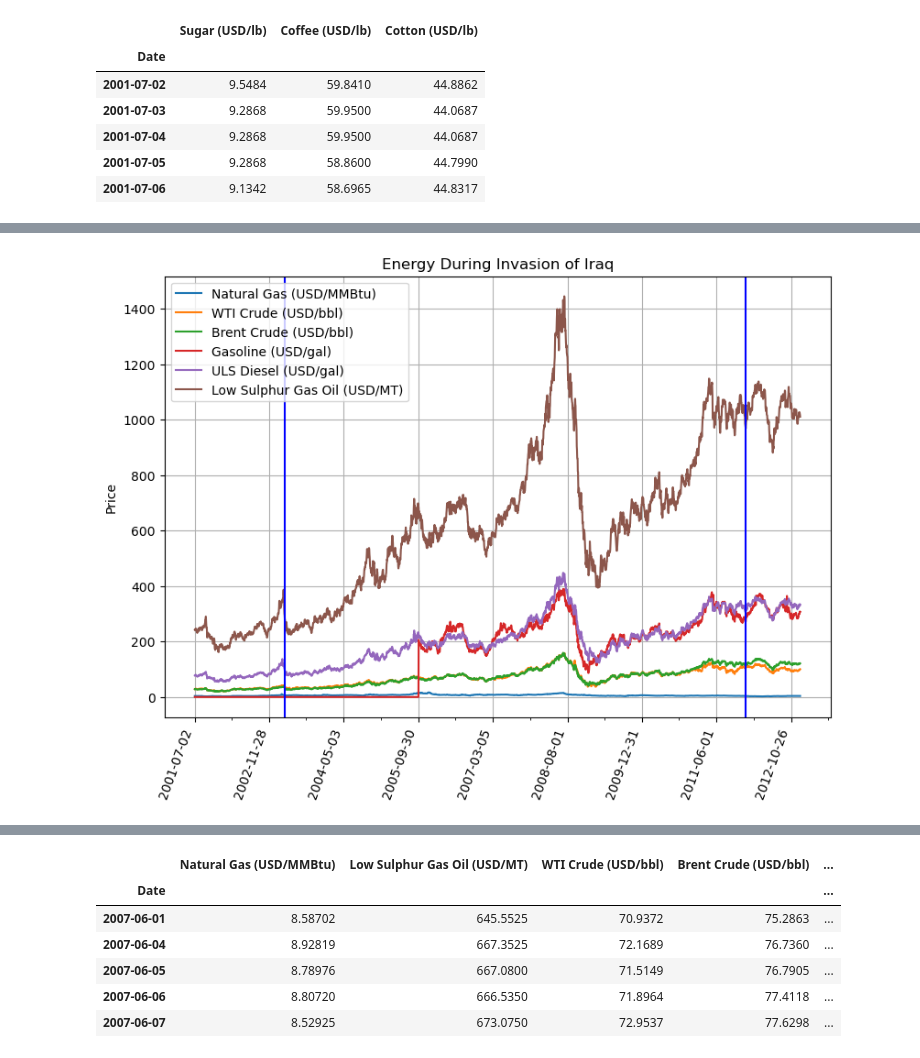
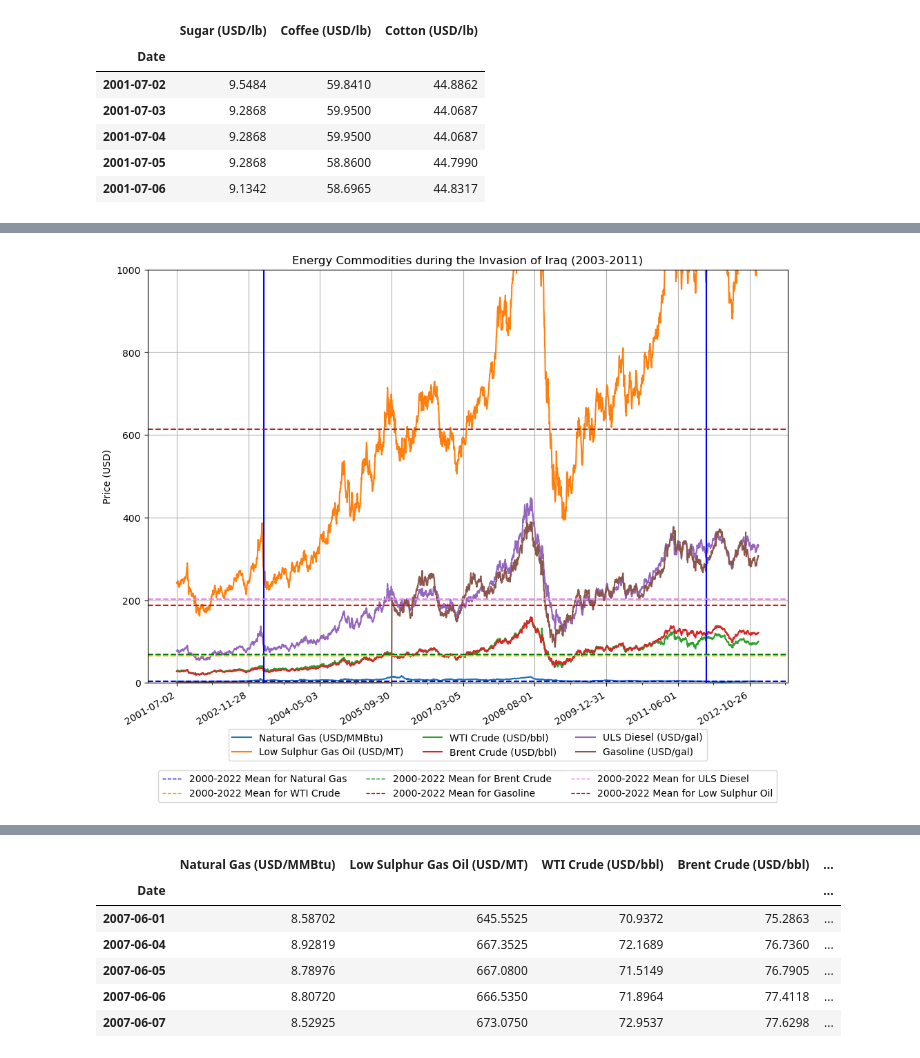
Before and after one commit to dylanmcgullam/Group-Project-1, a Jupyter notebook: commodities.ipynb, the cells around one changed output, grey strips where cells are left out. Cells and saved outputs as stored; diff of their text form; code cells hidden in the pictures.

Commit message:
visuals updated, ppt started

```diff
--- a/commodities.ipynb
+++ b/commodities.ipynb
@@ -110,3 +140,6 @@ energy.head()
 | 2000-01-05 | 2.36312 | 232.1700 | 27.1519 | 25.8657 | ... |
 | 2000-01-06 | 2.39364 | 230.2625 | 27.0102 | 25.7458 | ... |
 | 2000-01-07 | 2.36857 | 223.7225 | 26.3998 | 25.1681 | ... |
+# %%
+energy_stats = energy.agg(["mean", "median", "var", "std", "sem"])
+energy_stats
@@ -193,27 +265,40 @@ iraq_softs.head()
 # %%
-fig, axs = plt.subplots(figsize=(8,6), constrained_layout=True)
+fig, axs = plt.subplots(figsize=(10,8), constrained_layout=True)
 ax = plt.gca()
-x = iraq_energy.index
-ax.plot(x, iraq_energy["Natural Gas (USD/MMBtu)"], label="Natural Gas (USD/MMBtu)")
-ax.plot(x, iraq_energy["WTI Crude (USD/bbl)"],label="WTI Crude (USD/bbl)")
-ax.plot(x, iraq_energy["Brent Crude (USD/bbl)"],label="Brent Crude (USD/bbl)")
-ax.plot(x, iraq_energy["Gasoline (USD/gal)"], label="Gasoline (USD/gal)") # price skewed by factor of 100
-ax.plot(x, iraq_energy["ULS Diesel (USD/gal)"],label="ULS Diesel (USD/gal)") # price skewed by factor of 100
-ax.plot(x, iraq_energy["Low Sulphur Gas Oil (USD/MT)"],label="Low Sulphur Gas Oil (USD/MT)")
+ax.plot(iraq_energy, label=iraq_energy.columns)
+# x = iraq_energy.index
+# ax.plot(x, iraq_energy["Natural Gas (USD/MMBtu)"], label="Natural Gas (USD/MMBtu)")
+# ax.plot(x, iraq_energy["WTI Crude (USD/bbl)"],label="WTI Crude (USD/bbl)")
+# ax.plot(x, iraq_energy["Brent Crude (USD/bbl)"],label="Brent Crude (USD/bbl)")
+# ax.plot(x, iraq_energy["Gasoline (USD/gal)"], label="Gasoline (USD/gal)") # price skewed by factor of 100
+# ax.plot(x, iraq_energy["ULS Diesel (USD/gal)"],label="ULS Diesel (USD/gal)") # price skewed by factor of 100
+# ax.plot(x, iraq_energy["Low Sulphur Gas Oil (USD/MT)"],label="Low Sulphur Gas Oil (USD/MT)")
 ax.xaxis.set_major_locator(mdates.YearLocator(1))
 ax.xaxis.set_minor_locator(mdates.MonthLocator(bymonth=(1,7)))
 for label in ax.get_xticklabels(which='major'):
-    label.set(rotation=70, horizontalalignment='right')
+    label.set(rotation=30, horizontalalignment='right')
 ax.grid(True)
-ax.set_ylabel('Price')
+ax.set_ylabel('Price (USD)')
+ax.set_ylim(0, 1000)
 plt.axvline(x='2003-03-20',color='b')
 plt.axvline(x='2011-12-19',color='b')
-plt.title('Energy During Invasion of Iraq')
-plt.legend()
+plt.axhline(y=energy_stats['Natural Gas (USD/MMBtu)'][1], color='blue', linestyle='--')
+plt.axhline(y=energy_stats['Low Sulphur Gas Oil (USD/MT)'][1], color='brown', linestyle='--')
+plt.axhline(y=energy_stats['WTI Crude (USD/bbl)'][1], color='orange', linestyle='--')
+plt.axhline(y=energy_stats['Brent Crude (USD/bbl)'][1], color='green', linestyle='--')
+plt.axhline(y=energy_stats['ULS Diesel (USD/gal)'][1], color='violet', linestyle='--')
+plt.axhline(y=energy_stats['Gasoline (USD/gal)'][1], color='red', linestyle='--')
+plt.title('Energy Commodities during the Invasion of Iraq (2003-2011)')
+legend1 = ax.legend(loc='upper center', bbox_to_anchor=(0.5, -0.1), ncol=3)
+plt.gca().add_artist(legend1)
+colors = ['blue', 'orange', 'green', 'red', 'violet', 'brown']
+lines = [Line2D([0], [0], color=c, linewidth=1, linestyle='--') for c in colors]
+labels = ['2000-2022 Mean for Natural Gas', '2000-2022 Mean for WTI Crude', '2000-2022 Mean for Brent Crude', '2000-2022 Mean for Gasoline', '2000-2022 Mean for ULS Diesel', '2000-2022 Mean for Low Sulphur Oil']
+plt.legend(lines, labels, loc='upper center', bbox_to_anchor=(0.5, -0.2), ncol=3)
 plt.savefig("outputs/iraq_energy.png")
 plt.show()
 # %% [output]
-[figure, old version]
+[figure, new version]
 # %%
 fig, axs = plt.subplots(figsize=(8,6), constrained_layout=True)
 ax = plt.gca()
```
Also changed, not shown: parts of 9 cells of this notebook, 7 other files.
